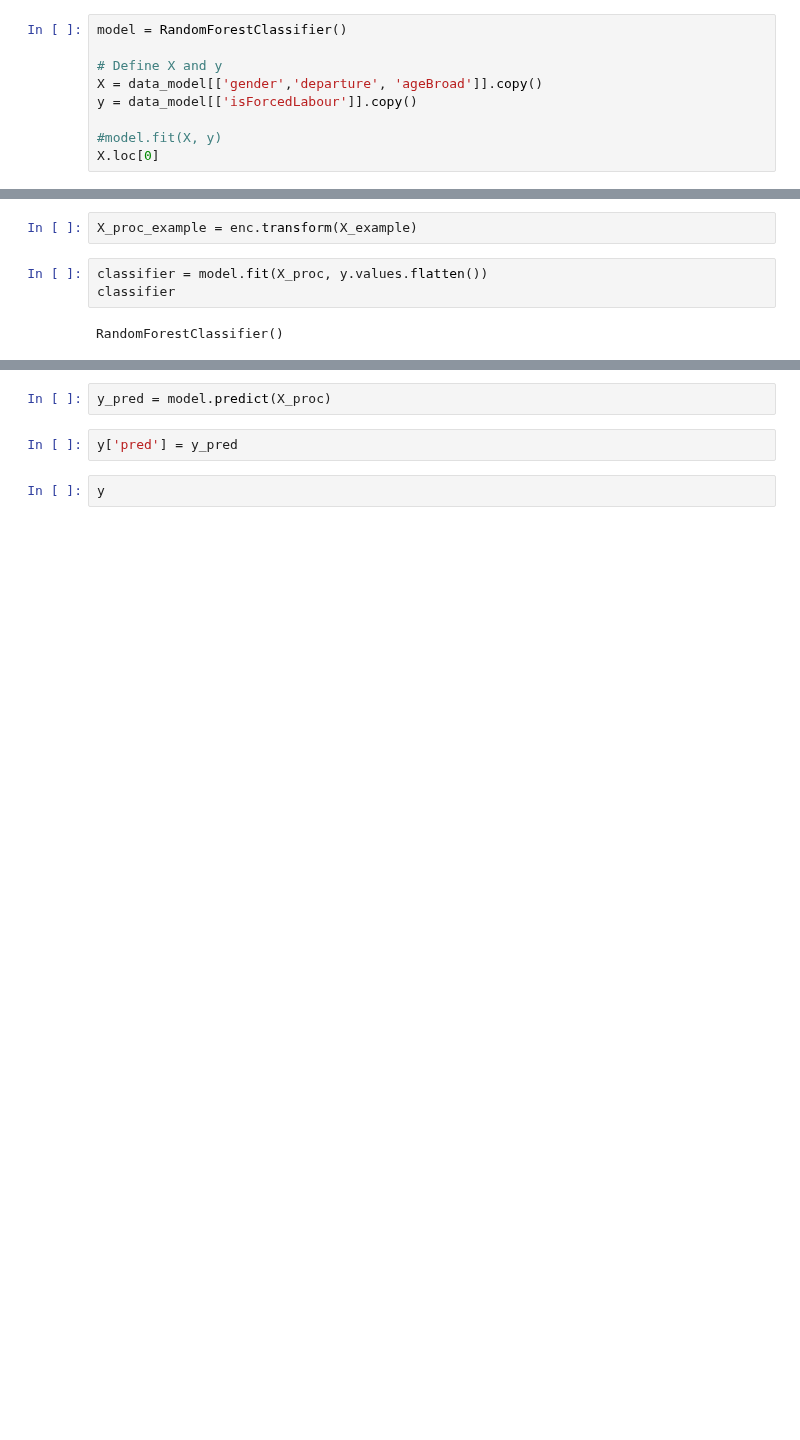
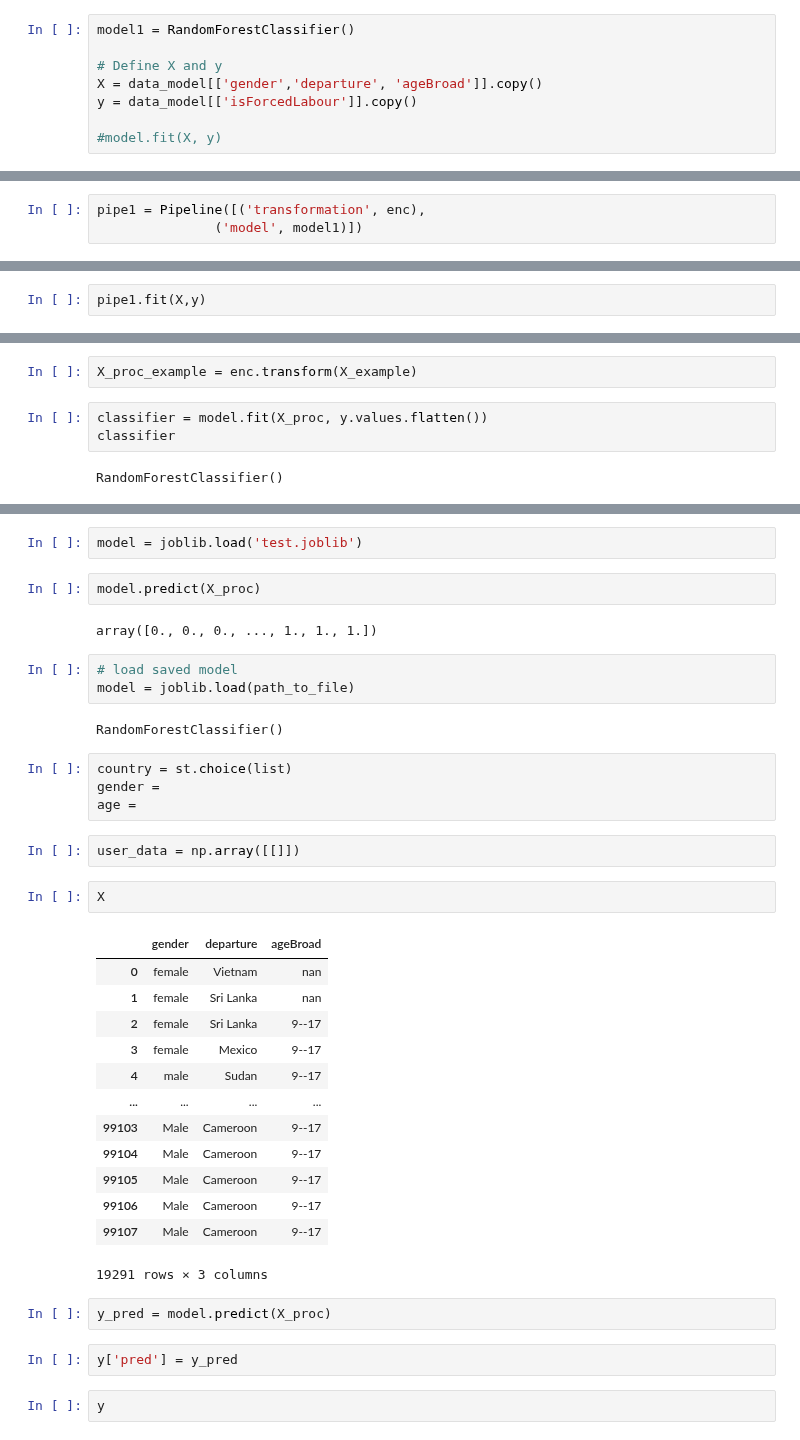
Before and after one commit to lampu98/ht_project, a Jupyter notebook: notebooks/ml_model.ipynb, the cells around one changed output, grey strips where cells are left out. Drawn from its saved outputs; the diff is of its cells as text; blank space fills up the shorter version.

Commit message:
ml_model done

```diff
--- a/notebooks/ml_model.ipynb
+++ b/notebooks/ml_model.ipynb
@@ -324,11 +324,10 @@ data['ageBroad'] = data['ageBroad'].map(ages)
 data_model = data[['gender', 'departure', 'isForcedLabour', 'ageBroad']].copy()
 data_model.dropna(inplace = True)
 # %%
-model = RandomForestClassifier()
+model1 = RandomForestClassifier()
 
 # Define X and y
 X = data_model[['gender','departure', 'ageBroad']].copy()
 y = data_model[['isForcedLabour']].copy()
 
 #model.fit(X, y)
-X.loc[0]
@@ -341,3 +335,6 @@ Name: 0, dtype: object
 enc = OrdinalEncoder(handle_unknown='use_encoded_value', unknown_value=999)
 enc.fit(X)
 X_proc = enc.transform(X)
+# %%
+pipe1 = Pipeline([('transformation', enc),
+               ('model', model1)])
@@ -343,0 +348,2 @@ X_proc = enc.transform(X)
+# %%
+pipe1.fit(X,y)
@@ -357,3 +379,36 @@ classifier.predict_proba(X_proc_example)[0][0]
+# %%
+model = joblib.load('test.joblib')
+# %%
+model.predict(X_proc)
+# %% [output]
+array([0., 0., 0., ..., 1., 1., 1.])
+# %%
+# load saved model
+model = joblib.load(path_to_file)
+# %% [output]
+RandomForestClassifier()
+# %%
+country = st.choice(list)
+gender =
+age =
+# %%
+user_data = np.array([[]])
+# %%
+X
+# %% [output]
+|  | gender | departure | ageBroad |
+| 0 | female | Vietnam | nan |
+| 1 | female | Sri Lanka | nan |
+| 2 | female | Sri Lanka | 9--17 |
+| 3 | female | Mexico | 9--17 |
+| 4 | male | Sudan | 9--17 |
+| ... | ... | ... | ... |
+| 99103 | Male | Cameroon | 9--17 |
+| 99104 | Male | Cameroon | 9--17 |
+| 99105 | Male | Cameroon | 9--17 |
+| 99106 | Male | Cameroon | 9--17 |
+| 99107 | Male | Cameroon | 9--17 |
+19291 rows × 3 columns
 # %%
 y_pred = model.predict(X_proc)
 # %%
```
Also changed, not shown: parts of 26 cells of this notebook, 5 other files.
